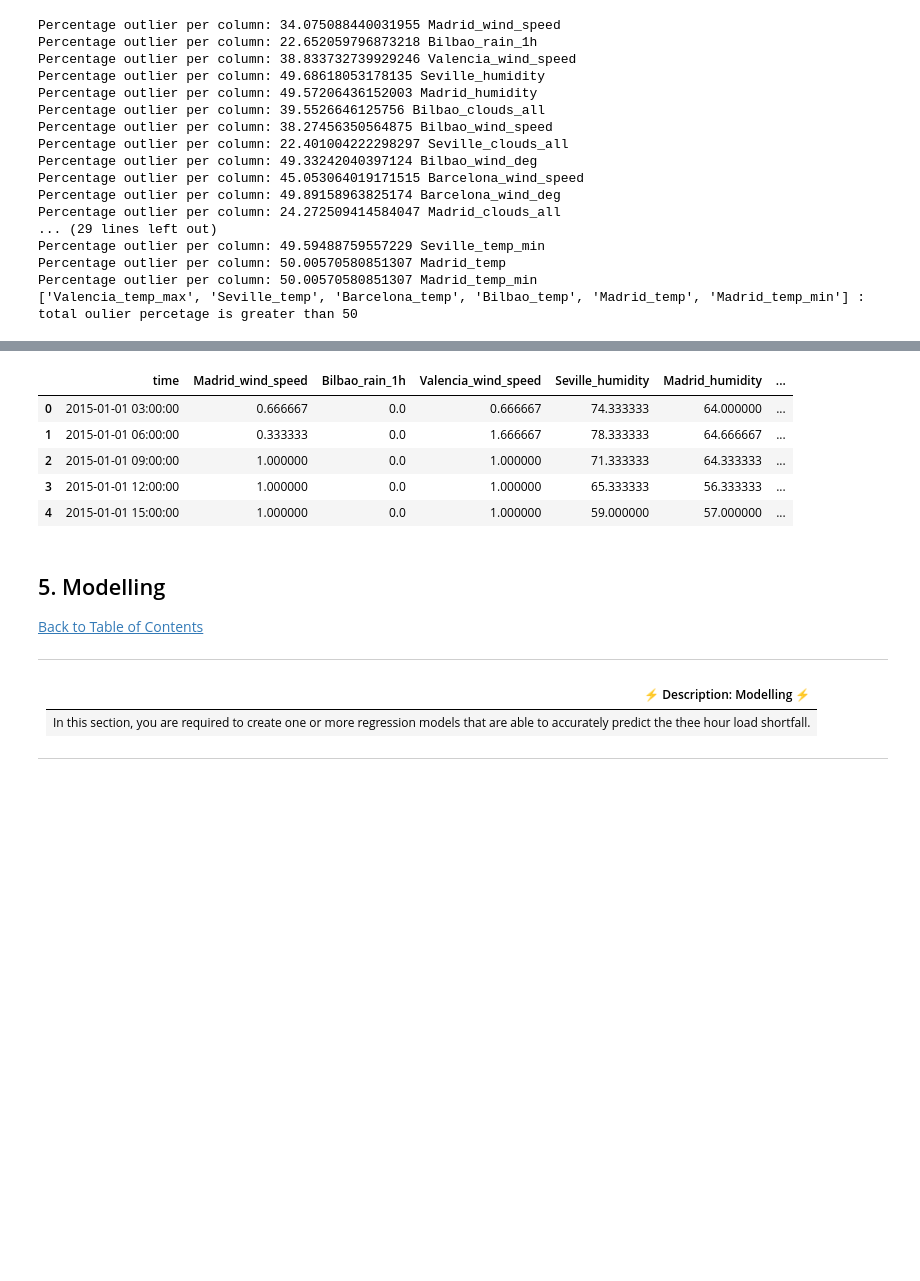
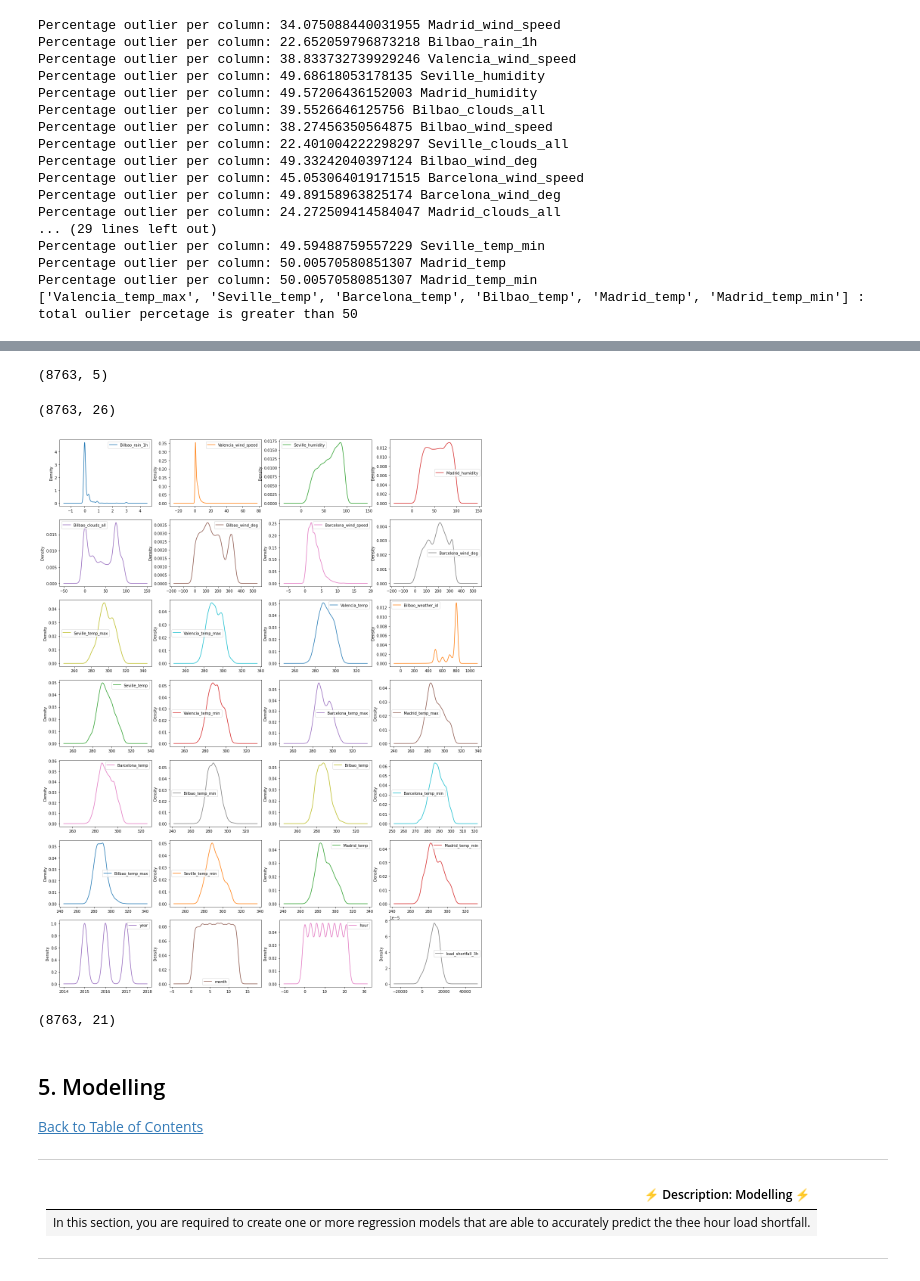
Before and after one commit to henre7860/Advanced-Regression-Predict, a Jupyter notebook: Predict_notebook_HJvdB.ipynb, the cells around one changed output, grey strips where cells are left out. Drawn from its saved outputs; the diff is of its cells as text; code cells hidden in the pictures; blank space fills up the shorter version.

```diff
--- a/Predict_notebook_HJvdB.ipynb
+++ b/Predict_notebook_HJvdB.ipynb
@@ -438,11 +443,16 @@ x = [col for col in train_df.drop('load_shortfall_3h',axis= 1).columns]
 x_col = x[1:]       # This is to remove time variable
 y = "load_shortfall_3h"
 
+p_corr_list = []    # This is a list of all the features with a Pearson corr > 0.1 and < -0.1.
+                    # This is to ensure there is atleast a small correlation.
 for x in x_col:
     coeff, p = scipy.stats.pearsonr(train_df[x], train_df[y])
     coeff, p = round(coeff, 3), round(p, 3)
     conclusion = "Significant" if p < 0.05 else "Non-Significant"
     print(x, " Pearson Correlation:", coeff, conclusion, "(p-value: "+str(p)+")")
+    if coeff <= -0.1 or coeff >= 0.1:
+        p_corr_list.append(x)
+#print('Max coeff:' np.max(coeff))
 # %% [output]
 Madrid_wind_speed  Pearson Correlation: -0.151 Significant (p-value: 0.0)
 Bilbao_rain_1h  Pearson Correlation: -0.153 Significant (p-value: 0.0)
@@ -547,9 +685,32 @@ train_df_1 = train_df.copy()
-# %%
-train_df_1.head()
-# %% [output]
-|  | time | Madrid_wind_speed | Bilbao_rain_1h | Valencia_wind_speed | Seville_humidity | Madrid_humidity | ... |
-| 0 | 2015-01-01 03:00:00 | 0.666667 | 0.0 | 0.666667 | 74.333333 | 64.000000 | ... |
-| 1 | 2015-01-01 06:00:00 | 0.333333 | 0.0 | 1.666667 | 78.333333 | 64.666667 | ... |
-| 2 | 2015-01-01 09:00:00 | 1.000000 | 0.0 | 1.000000 | 71.333333 | 64.333333 | ... |
-| 3 | 2015-01-01 12:00:00 | 1.000000 | 0.0 | 1.000000 | 65.333333 | 56.333333 | ... |
-| 4 | 2015-01-01 15:00:00 | 1.000000 | 0.0 | 1.000000 | 59.000000 | 57.000000 | ... |
+# %%
+# Model 2 feature selection
+
+train_df_2= train_df_1[['year','month', 'day', 'hour', 'load_shortfall_3h']]
+train_df_2.shape
+# %% [output]
+(8763, 5)
+# %%
+# Model 3 feature selection
+# Here we will use the features in p_corr_list.
+
+train_df_3 = train_df_1[p_corr_list]
+train_df_3['load_shortfall_3h'] = train_df_1['load_shortfall_3h']
+#train_df_3.drop('year', axis= 1, inplace= True)
+train_df_3.shape
+# %% [output]
+(8763, 26)
+# %%
+train_df_3.plot(kind= 'density', subplots=True, layout=(13,4), sharex= False, figsize= (20,50))
+plt.show()
+# %% [output]
+[figure, added]
+# %%
+# Model 4 feature selection
+# Here we will use the features in nunique_list.
+# nunique_list contains features with more than 1% nunique values
+
+train_df_4 = train_df_1[nunique_list_corr]
+train_df_4[['month', 'day', 'hour', 'load_shortfall_3h']] = train_df_1[['month', 'day', 'hour', 'load_shortfall_3h']]
+train_df_4.shape
+# %% [output]
+(8763, 21)
```
Also changed, not shown: parts of 96 cells of this notebook, 1 other file.
